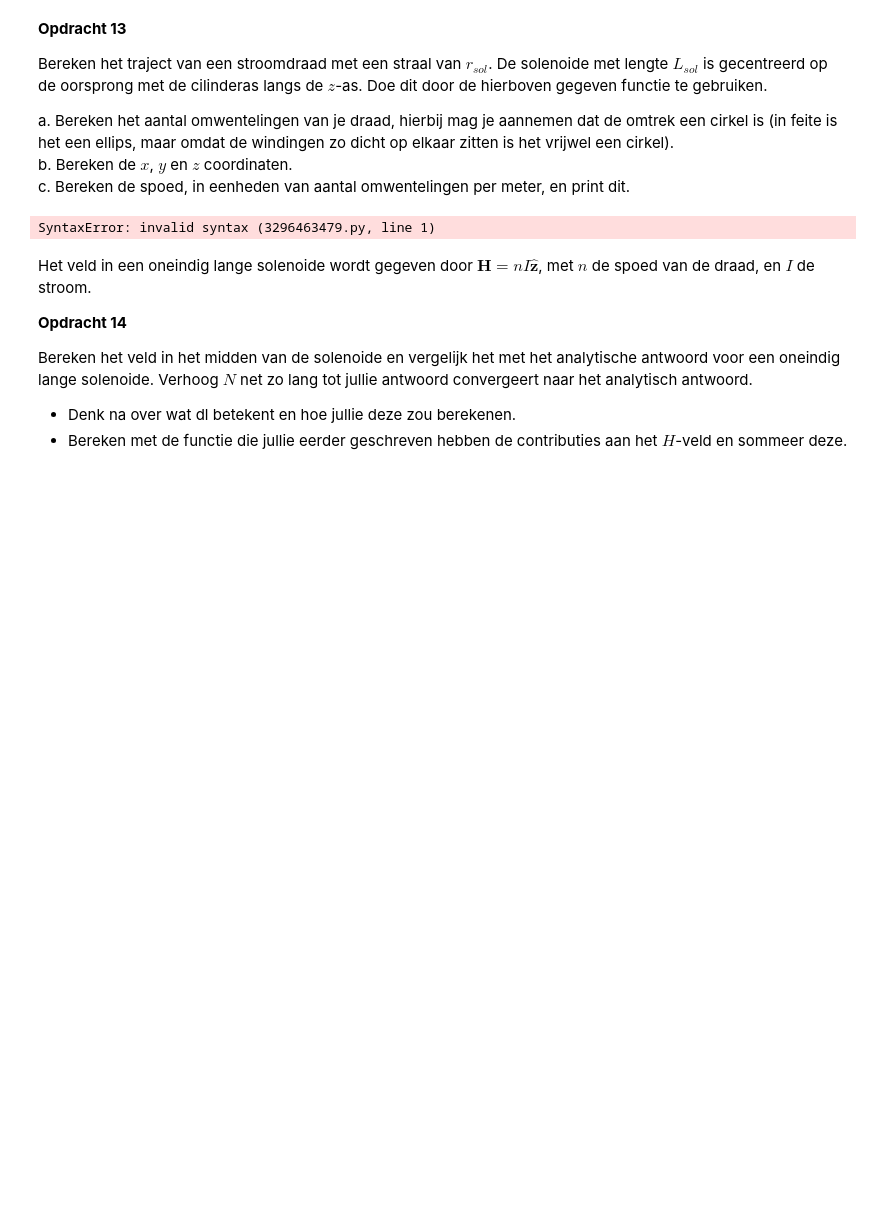
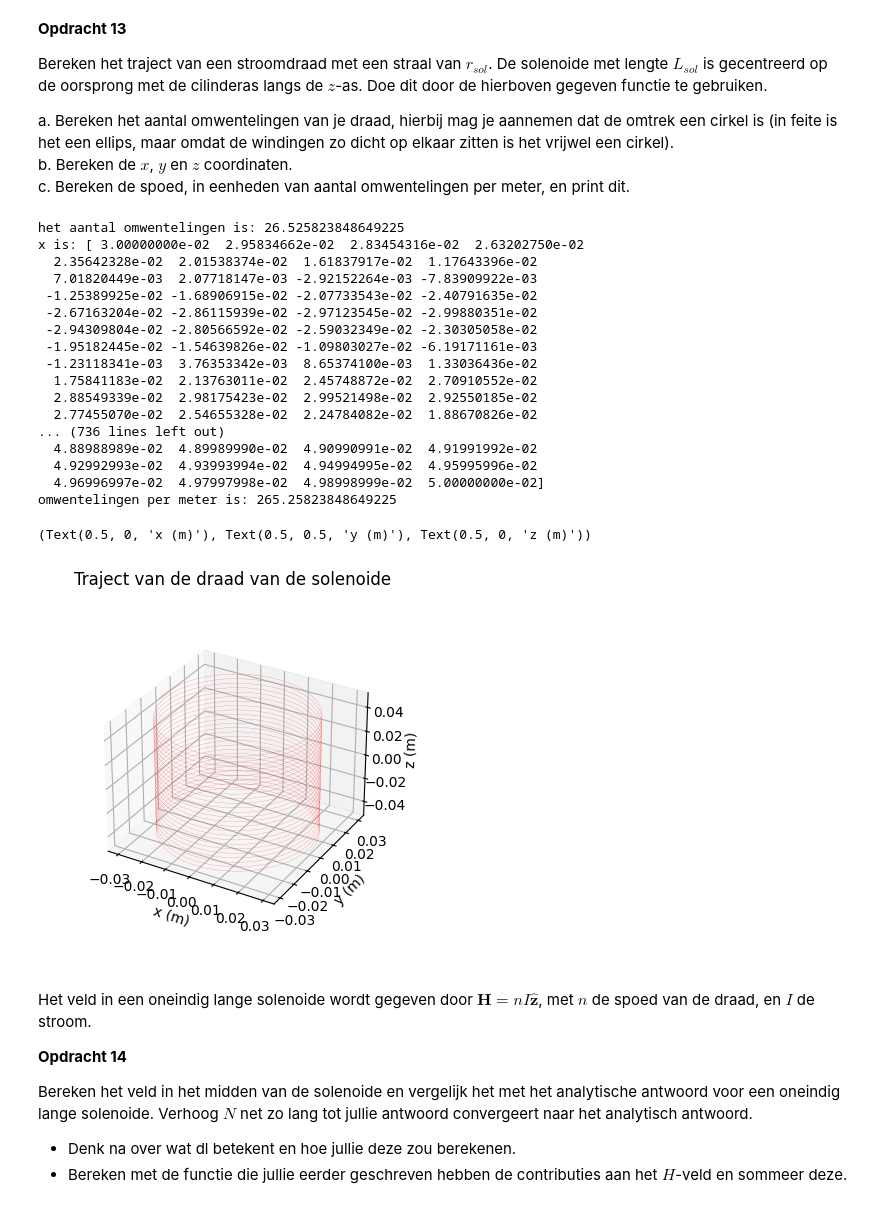
Before and after one commit to owenvanderwal/opdrachten-DEF-D, a Jupyter notebook: DigitaleOntwerpopdrachten/1CondensatorOpdracht/KrachtactuatorOpdracht.ipynb, the cells around one changed output. Cells and saved outputs as stored; diff of their text form; code cells hidden in the pictures; blank space fills up the shorter version.

Commit message:
globale uitwerking van 11 tm 17 paar errors

```diff
--- a/DigitaleOntwerpopdrachten/1CondensatorOpdracht/KrachtactuatorOpdracht.ipynb
+++ b/DigitaleOntwerpopdrachten/1CondensatorOpdracht/KrachtactuatorOpdracht.ipynb
@@ -291,13 +291,17 @@ r_source=np.array([0, 0, 0])
 I = 6
 
 
-
 def field_current_element(r_field, r_source, dl):
     # r_field are coordinates at which we want to calculate the field
     # r_source are coordinates of the current source
     # dl is the vector of the length of the current element
     # Gebruik np.cross om het uitproduct te berekenen
+    R = r_field - r_source
+    R_afstand_kwadraat = np.sum(R**2)
+    kruis_product = np.cross(dl, R)
+    dH = (I/(4*np.pi)) * kruis_product / R_afstand_kwadraat
     return dH
+
 analytical_answer=(I/4/np.pi)*(L_draad/64)/np.sum((r_field-r_source)**2) # een veld elementje.
 print('The analytical answer is ' + str(analytical_answer) + ' A/m in the y-direction')
 
@@ -321,3 +325,22 @@ Deze opdracht kan ook gemaakt worden met het gebruik van for loops, De akauze vo
 ###
 ###Jullie code hier###
 ###
+
+I = 6 # Ampère
+L = 0.1 # 10cm draadlengte
+N = 64 # aantal segmentjes waarin het draad denkbeeldig door verdeeld wordt
+z = 0.0
+
+r_source = np.array([0.0, 0.0, z])
+r_field = np.array([0.1, 0.0, 0.0])
+
+dz = L/N
+dl = np.array([0.0, 0.0, dz])
+
+total_dH = np.empty((64, 3))
+for i in range(64):
+    total_dH[i] == field_current_element(r_field, r_source, dl)
+    z += dz
+
+H_total = np.sum(total_dH, axis = 0)
+print(H_total)
@@ -341,19 +366,46 @@ a. Bereken het aantal omwentelingen van je draad, hierbij mag je aannemen dat de
 b. Bereken de $x$, $y$ en $z$ coordinaten.\
 c. Bereken de spoed, in eenheden van aantal omwentelingen per meter, en print dit.
 # %%
-l_draad = # Lengte draad
-r_sol = # Straal solenoide
-L_sol = # Lengte solenoide
-N = # Aantal wikkeling
+l_draad = 5.0 # Lengte draad
+r_sol = 0.03 # Straal solenoide
+L_sol = 0.1 # Lengte solenoide
+N = 1000
+aantal_omwentelingen = l_draad / (2 * np.pi * r_sol)
+print("het aantal omwentelingen is:", aantal_omwentelingen)
+x, y, z = parametrisatie(N, r_sol, aantal_omwentelingen, L_sol)
+print("x is:", x)
+print("y is:", y)
+print("z is:", z)
+
+omwentelingen_per_meter = aantal_omwentelingen / L_sol
+print("omwentelingen per meter is:", omwentelingen_per_meter)
 
 # Enkele plots
 ax=plt.figure().add_subplot(projection='3d')
 plt.title('Traject van de draad van de solenoide')
 plt.plot(x, y, z, '-r', linewidth=0.1)
 ax.set_box_aspect(aspect=None, zoom=0.8)
 ax.set_xlabel('x (m)'), ax.set_ylabel('y (m)'), ax.set_zlabel('z (m)')
 # %% [output]
-SyntaxError: invalid syntax (3296463479.py, line 1)
+het aantal omwentelingen is: 26.525823848649225
+x is: [ 3.00000000e-02  2.95834662e-02  2.83454316e-02  2.63202750e-02
+  2.35642328e-02  2.01538374e-02  1.61837917e-02  1.17643396e-02
+  7.01820449e-03  2.07718147e-03 -2.92152264e-03 -7.83909922e-03
+ -1.25389925e-02 -1.68906915e-02 -2.07733543e-02 -2.40791635e-02
+ -2.67163204e-02 -2.86115939e-02 -2.97123545e-02 -2.99880351e-02
+ -2.94309804e-02 -2.80566592e-02 -2.59032349e-02 -2.30305058e-02
+ -1.95182445e-02 -1.54639826e-02 -1.09803027e-02 -6.19171161e-03
+ -1.23118341e-03  3.76353342e-03  8.65374100e-03  1.33036436e-02
+  1.75841183e-02  2.13763011e-02  2.45748872e-02  2.70910552e-02
+  2.88549339e-02  2.98175423e-02  2.99521498e-02  2.92550185e-02
+  2.77455070e-02  2.54655328e-02  2.24784082e-02  1.88670826e-02
+... (736 lines left out)
+  4.88988989e-02  4.89989990e-02  4.90990991e-02  4.91991992e-02
+  4.92992993e-02  4.93993994e-02  4.94994995e-02  4.95995996e-02
+  4.96996997e-02  4.97997998e-02  4.98998999e-02  5.00000000e-02]
+omwentelingen per meter is: 265.25823848649225
+(Text(0.5, 0, 'x (m)'), Text(0.5, 0.5, 'y (m)'), Text(0.5, 0, 'z (m)'))
+[figure, added]
 # %% [markdown]
 Het veld in een oneindig lange solenoide wordt gegeven door $\mathbf{H} = n I \hat{\mathbf{z}}$, met $n$ de spoed van de draad, en $I$ de stroom.
 
```
Also changed, not shown: parts of 6 cells of this notebook.
